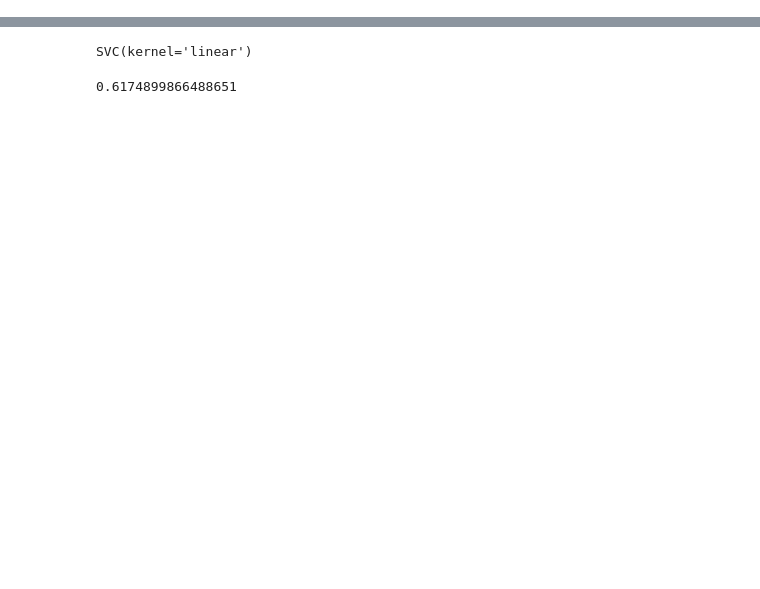
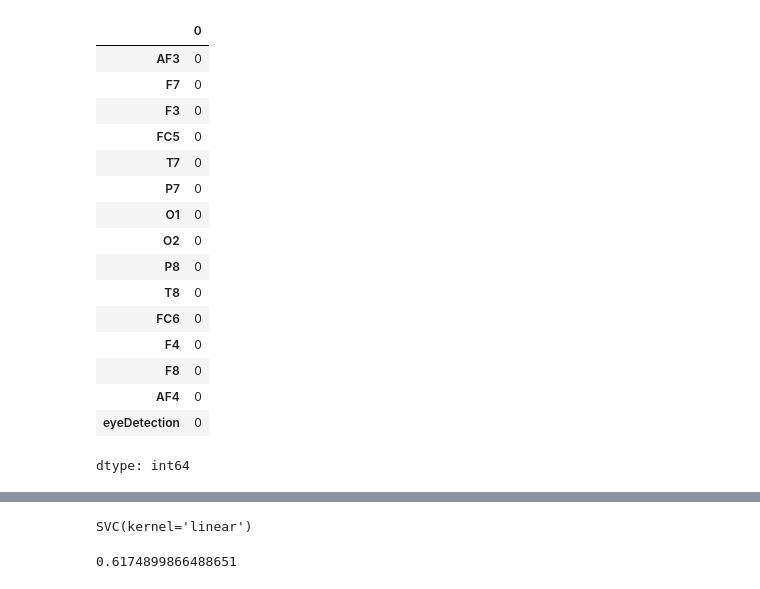
Before and after one commit to VISHVAPRASATHVS/DA_CLASSIFICATION, a Jupyter notebook: DA_CLASSIFICATION_SVM_PL.ipynb, the cells around one changed output, grey strips where cells are left out. Drawn from its saved outputs; the diff is of its cells as text; code cells hidden in the pictures; blank space fills up the shorter version.

```diff
--- a/DA_CLASSIFICATION_SVM_PL.ipynb
+++ b/DA_CLASSIFICATION_SVM_PL.ipynb
@@ -18,3 +19,23 @@ d.head()
 | 2 | 4327.69 | 4006.67 | 4295.38 | 4156.41 | 4336.92 | 4583.59 | 4096.92 | 4630.26 | 4207.69 | 4222.05 | 4206.67 | ... |
 | 3 | 4328.72 | 4011.79 | 4296.41 | 4155.90 | 4343.59 | 4582.56 | 4097.44 | 4630.77 | 4217.44 | 4235.38 | 4210.77 | ... |
 | 4 | 4326.15 | 4011.79 | 4292.31 | 4151.28 | 4347.69 | 4586.67 | 4095.90 | 4627.69 | 4210.77 | 4244.10 | 4212.82 | ... |
+# %%
+d.isnull().sum()
+# %% [output]
+|  | 0 |
+| AF3 | 0 |
+| F7 | 0 |
+| F3 | 0 |
+| FC5 | 0 |
+| T7 | 0 |
+| P7 | 0 |
+| O1 | 0 |
+| O2 | 0 |
+| P8 | 0 |
+| T8 | 0 |
+| FC6 | 0 |
+| F4 | 0 |
+| F8 | 0 |
+| AF4 | 0 |
+| eyeDetection | 0 |
+dtype: int64
```
Also changed, not shown: parts of 7 cells of this notebook.
